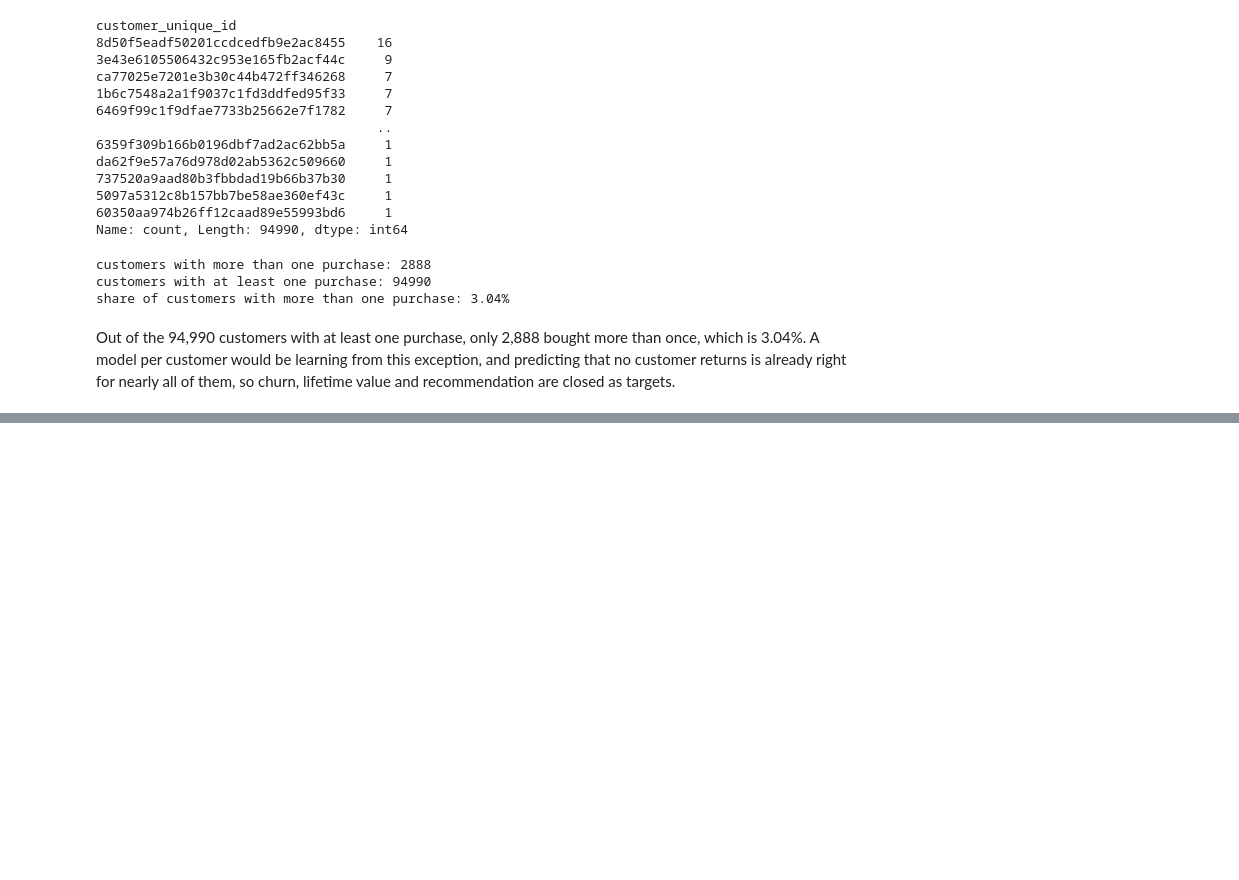
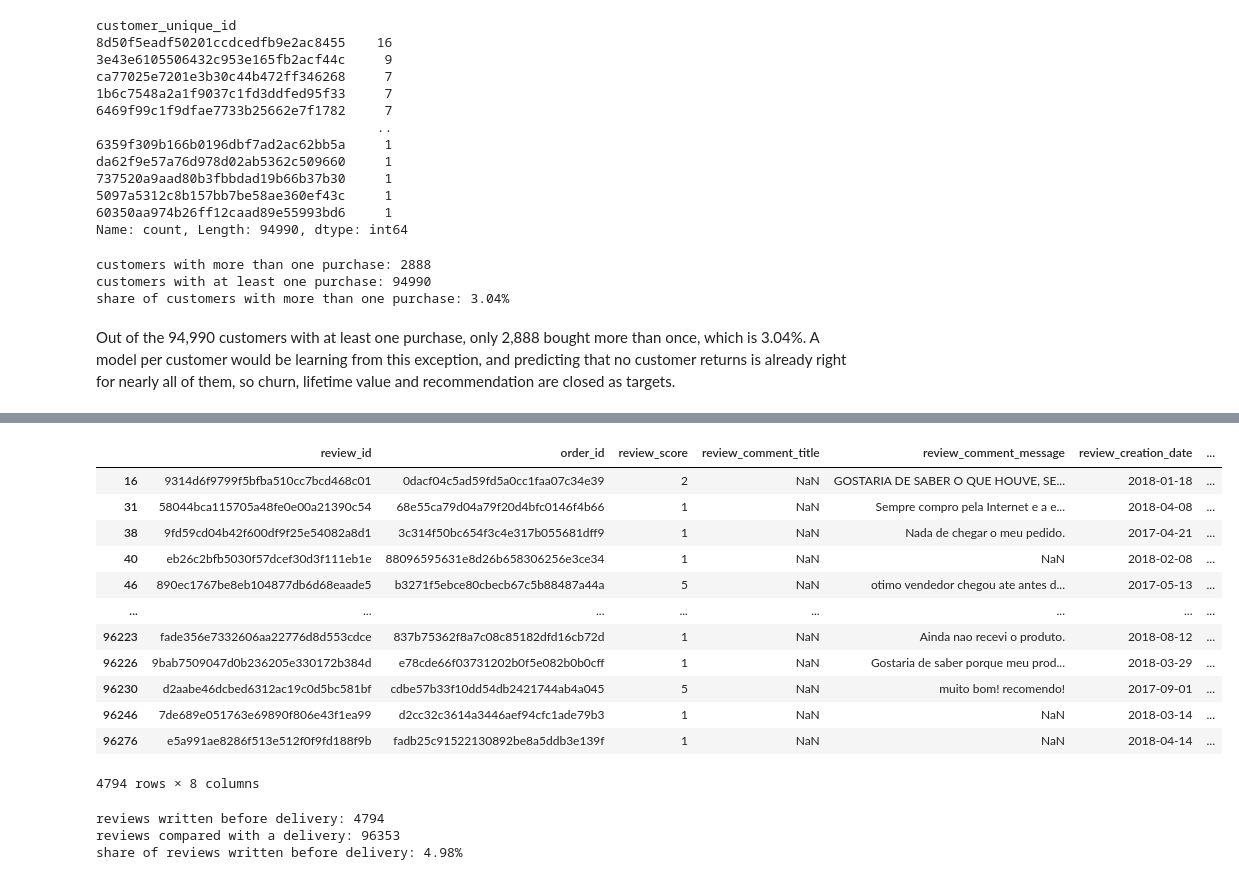
Before and after one commit to Spyrsial/olist-ecommerce-data-cleaning-eda, a Jupyter notebook: 02_exploratory_data_analysis.ipynb, the cells around one changed output, grey strips where cells are left out. Saved outputs shown, nothing was run; the diff lists cells and outputs as text; code cells hidden in the pictures; blank space fills up the shorter version.

```diff
--- a/02_exploratory_data_analysis.ipynb
+++ b/02_exploratory_data_analysis.ipynb
@@ -224,0 +259,30 @@ Out of the 94,990 customers with at least one purchase, only 2,888 bought more t
+# %%
+written_before_delivery_mask = delivered_order_reviews["review_answer_timestamp"] < delivered_order_reviews["order_delivered_customer_date"]
+written_before_delivery = delivered_order_reviews[written_before_delivery_mask]
+written_before_delivery
+# %% [output]
+|  | review_id | order_id | review_score | review_comment_title | review_comment_message | review_creation_date | ... |
+| 16 | 9314d6f9799f5bfba510cc7bcd468c01 | 0dacf04c5ad59fd5a0cc1faa07c34e39 | 2 | NaN | GOSTARIA DE SABER O QUE HOUVE, SE... | 2018-01-18 | ... |
+| 31 | 58044bca115705a48fe0e00a21390c54 | 68e55ca79d04a79f20d4bfc0146f4b66 | 1 | NaN | Sempre compro pela Internet e a e... | 2018-04-08 | ... |
+| 38 | 9fd59cd04b42f600df9f25e54082a8d1 | 3c314f50bc654f3c4e317b055681dff9 | 1 | NaN | Nada de chegar o meu pedido. | 2017-04-21 | ... |
+| 40 | eb26c2bfb5030f57dcef30d3f111eb1e | 88096595631e8d26b658306256e3ce34 | 1 | NaN | NaN | 2018-02-08 | ... |
+| 46 | 890ec1767be8eb104877db6d68eaade5 | b3271f5ebce80cbecb67c5b88487a44a | 5 | NaN | otimo vendedor chegou ate antes d... | 2017-05-13 | ... |
+| ... | ... | ... | ... | ... | ... | ... | ... |
+| 96223 | fade356e7332606aa22776d8d553cdce | 837b75362f8a7c08c85182dfd16cb72d | 1 | NaN | Ainda nao recevi o produto. | 2018-08-12 | ... |
+| 96226 | 9bab7509047d0b236205e330172b384d | e78cde66f03731202b0f5e082b0b0cff | 1 | NaN | Gostaria de saber porque meu prod... | 2018-03-29 | ... |
+| 96230 | d2aabe46dcbed6312ac19c0d5bc581bf | cdbe57b33f10dd54db2421744ab4a045 | 5 | NaN | muito bom! recomendo! | 2017-09-01 | ... |
+| 96246 | 7de689e051763e69890f806e43f1ea99 | d2cc32c3614a3446aef94cfc1ade79b3 | 1 | NaN | NaN | 2018-03-14 | ... |
+| 96276 | e5a991ae8286f513e512f0f9fd188f9b | fadb25c91522130892be8a5ddb3e139f | 1 | NaN | NaN | 2018-04-14 | ... |
+4794 rows × 8 columns
+# %%
+reviews_before = len(written_before_delivery)
+reviews_compared = len(delivered_order_reviews)
+before_share = reviews_before / reviews_compared * 100
+
+print(f"reviews written before delivery: {reviews_before}")
+print(f"reviews compared with a delivery: {reviews_compared}")
+print(f"share of reviews written before delivery: {before_share:.2f}%")
+# %% [output]
+reviews written before delivery: 4794
+reviews compared with a delivery: 96353
+share of reviews written before delivery: 4.98%
```
Also changed, not shown: parts of 6 cells of this notebook.
